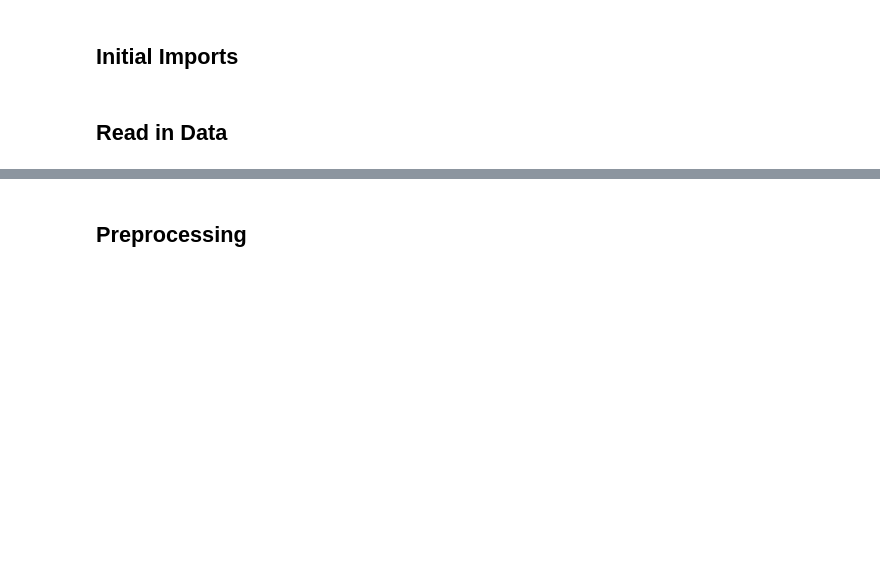
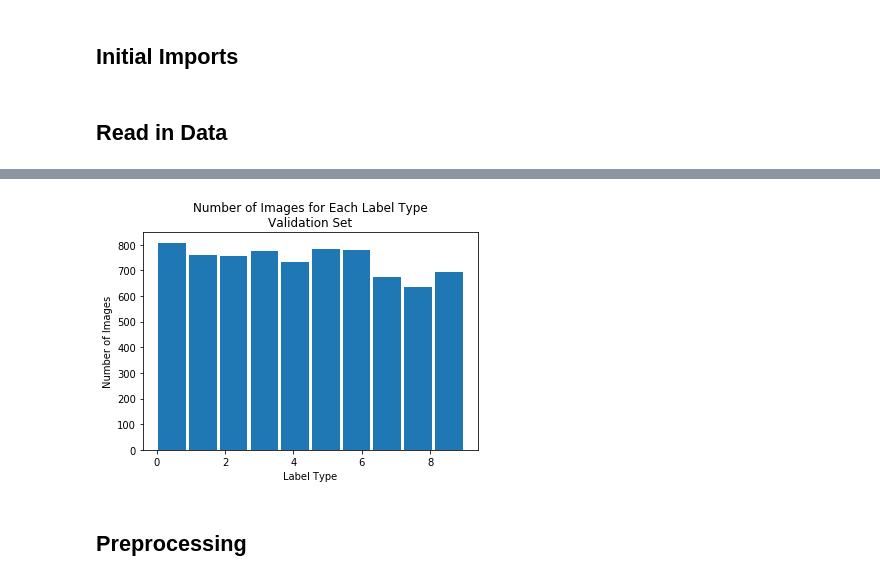
Before and after one commit to grantsrb/kaggle-state_farm_drivers, a Jupyter notebook: driver_classification.ipynb, the cells around one changed output, grey strips where cells are left out. Saved outputs shown, nothing was run; the diff lists cells and outputs as text; code cells hidden in the pictures; blank space fills up the shorter version.

```diff
--- a/driver_classification.ipynb
+++ b/driver_classification.ipynb
@@ -39,24 +40,3 @@ for dir_name, subdir_list, file_list in os.walk(path):
     for img_file in file_list:
         if '.jpg' in img_file.lower():
             img_files[dir_name[-2:]].append(os.path.join(dir_name,img_file))
-# %%
-total_len = 0
-for i,label in enumerate(label_types):
-    total_len += len(img_files[label])
-test_img = mpimg.imread(img_files[label_types[0]][1])
-print(test_img.shape)
-show_img(test_img)
-
-# images = np.zeros([total_len]+[s for s in test_img.shape], dtype=np.float32)
-# labels = np.zeros([total_len], dtype=np.float32)
-images = []
-labels = []
-
-for i,label in enumerate(label_types):
-    files = img_files[label]
-    for file in files:
-        images.append(mpimg.imread(file))
-        labels.append(i)
-
-# images = np.array(images, dtype=np.float32)
-# labels = np.array(labels, dtype=np.float32)
@@ -105,3 +118,11 @@ for i,label in enumerate(labels):
+# %%
+plt.hist(valid_labels, 10, rwidth=.9)
+plt.ylabel("Number of Images")
+plt.xlabel("Label Type")
+plt.title("Number of Images for Each Label Type\nValidation Set")
+plt.show()
+# %% [output]
+[figure, added]
 # %% [markdown]
 ## Preprocessing
 # %%
```
Also changed, not shown: parts of 16 cells of this notebook.
